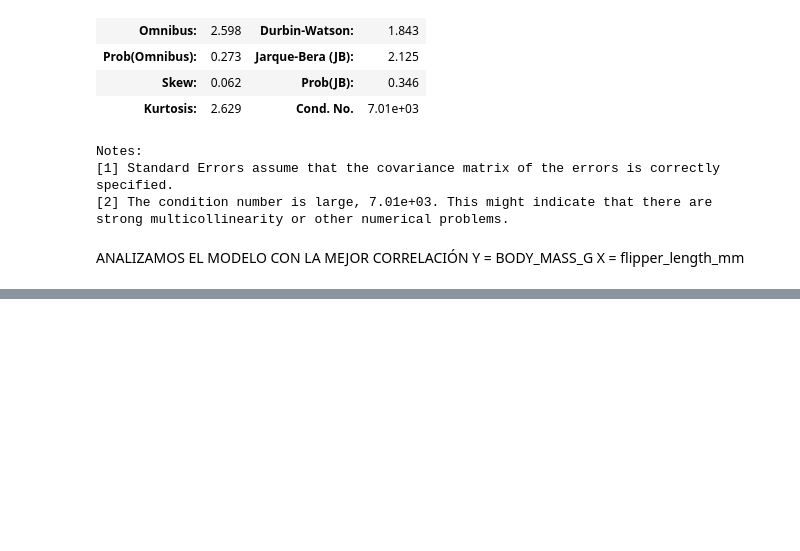
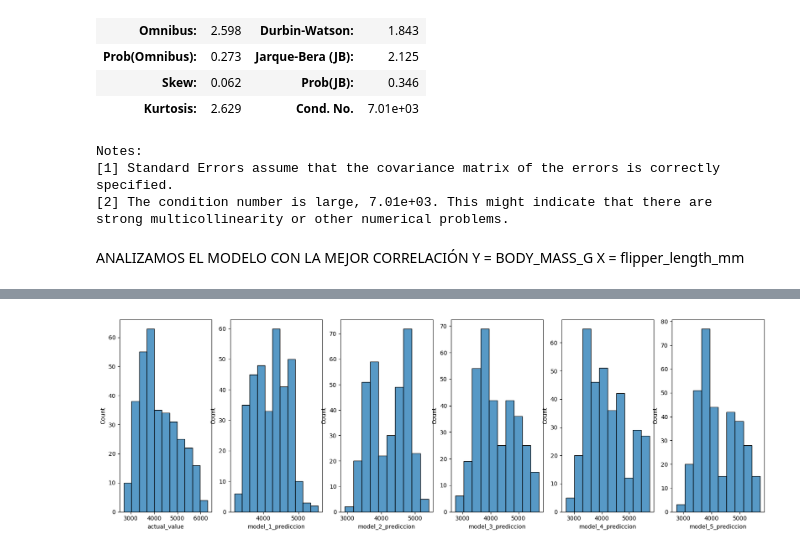
Before and after one commit to cesarmayta/BOOTCAMP_DSG1, a Jupyter notebook: dia2/05_regresion_lineal_multiple.ipynb, the cells around one changed output, grey strips where cells are left out. Drawn from its saved outputs; the diff is of its cells as text; code cells hidden in the pictures; blank space fills up the shorter version.

```diff
--- a/dia2/05_regresion_lineal_multiple.ipynb
+++ b/dia2/05_regresion_lineal_multiple.ipynb
@@ -221,0 +225,8 @@ strong multicollinearity or other numerical problems.
+# %%
+model_1_prediccion = model_1.predict(penguins_df)
+model_2_prediccion = model_2.predict(penguins_df)
+model_3_prediccion = model_3.predict(penguins_df)
+model_4_prediccion = model_4.predict(penguins_df)
+model_5_prediccion = model_5.predict(penguins_df)
+
+model_1_prediccion
@@ -221,0 +248,12 @@ strong multicollinearity or other numerical problems.
+# %%
+dic_predicciones = {
+    "actual_value":penguins_df.body_mass_g,
+    "model_1_prediccion": model_1_prediccion,
+    "model_2_prediccion": model_2_prediccion,
+    "model_3_prediccion": model_3_prediccion,
+    "model_4_prediccion": model_4_prediccion,
+    "model_5_prediccion": model_5_prediccion
+}
+
+models_result = pd.DataFrame(dic_predicciones)
+models_result
@@ -221,0 +274,12 @@ strong multicollinearity or other numerical problems.
+# %%
+fig, ax = plt.subplots(1, 6, figsize=(20, 6))
+
+for i, model in enumerate(models_result.columns[0:6]):
+    sns.histplot(
+        data=models_result,
+        x=model,
+        # hue='species',
+        ax=ax[i],
+    )
+# %% [output]
+[figure, added]
```
Also changed, not shown: parts of 13 cells of this notebook.
